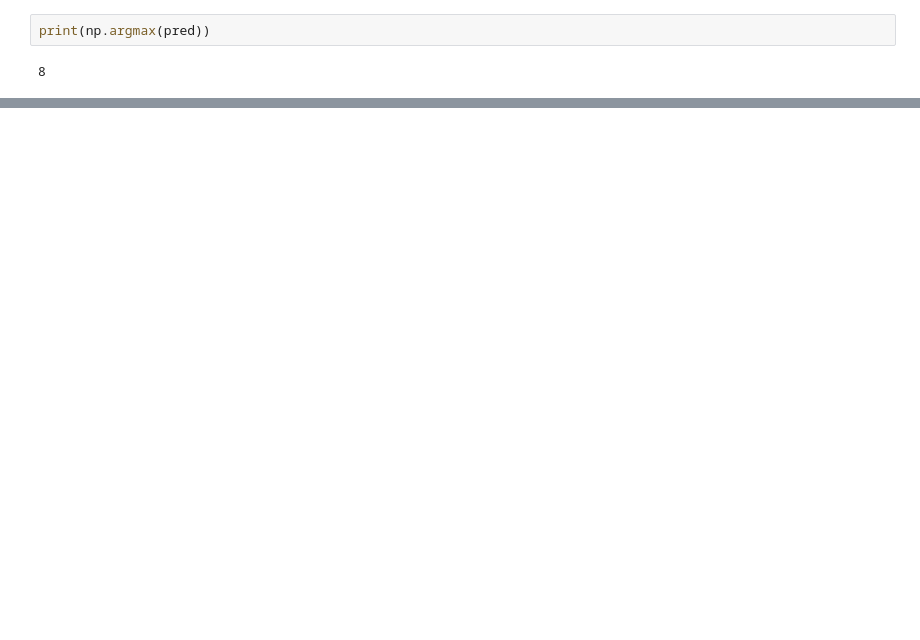
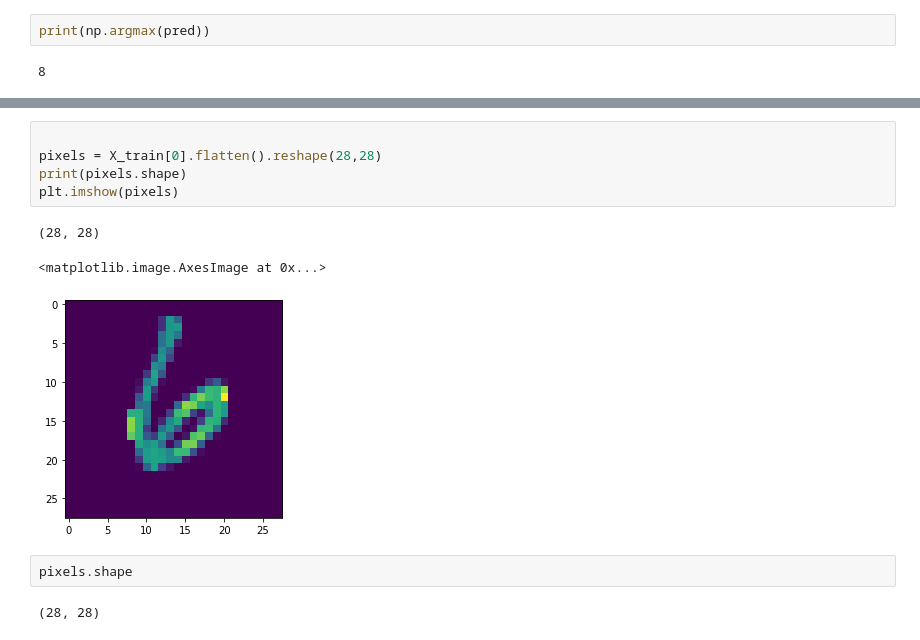
Before and after one commit to Panzerrrr/Handwritten_Digit_Recognition, a Jupyter notebook: preprocessing.ipynb, the cells around one changed output, grey strips where cells are left out. Cells and saved outputs as stored; diff of their text form; blank space fills up the shorter version.

```diff
--- a/preprocessing.ipynb
+++ b/preprocessing.ipynb
@@ -315,0 +359,13 @@ print(np.argmax(pred))
+# %%
+
+pixels = X_train[0].flatten().reshape(28,28)
+print(pixels.shape)
+plt.imshow(pixels)
+# %% [output]
+(28, 28)
+<matplotlib.image.AxesImage at 0x...>
+[figure, added]
+# %%
+pixels.shape
+# %% [output]
+(28, 28)
```
Also changed, not shown: parts of 13 cells of this notebook, 1 other file.
